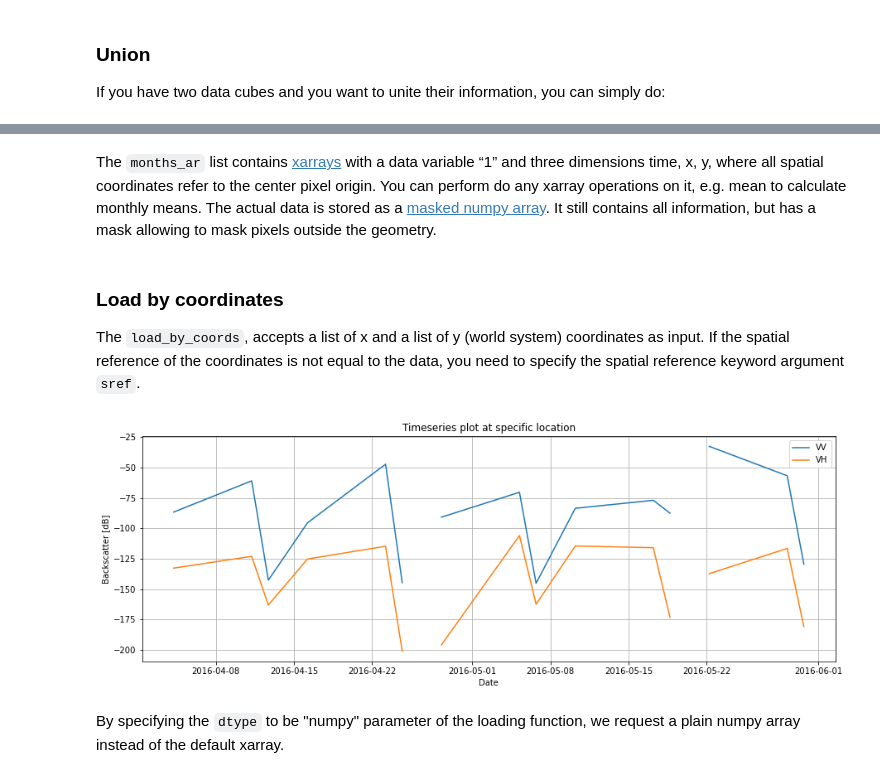
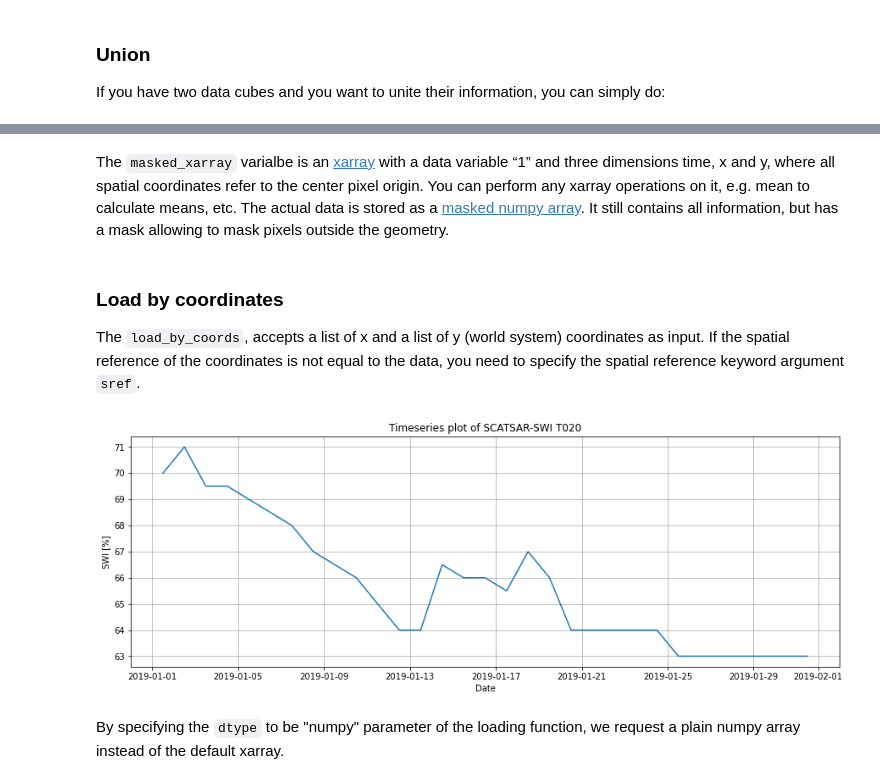
Before and after one commit to TUW-GEO/yeoda, a Jupyter notebook: docs/notebooks/feature_examples.ipynb, the cells around one changed output, grey strips where cells are left out. Drawn from its saved outputs; the diff is of its cells as text; code cells hidden in the pictures.

```diff
--- a/docs/notebooks/feature_examples.ipynb
+++ b/docs/notebooks/feature_examples.ipynb
@@ -37,5 +32,5 @@ You can use [pytiletproj/Equi7Grid](https://github.com/TUW-GEO/Equi7Grid) to def
 # %%
 from equi7grid.equi7grid import Equi7Grid
 
-subgrid = Equi7Grid(10).EU
+subgrid = Equi7Grid(500).EU
 # %% [markdown]
@@ -74,0 +60,13 @@ data_cube.inventory.head()
+# %%
+from geopathfinder.naming_conventions.sgrt_naming import SgrtFilename
+from yeoda.products.scatsar_swi import SCATSARSWIDataCube
+
+root_path = "/data/SCATSAR_SWI"
+folder_hierarchy = ["subgrid_name", "tile_name", "var_name"]
+# this time we want NetCDF files
+tree = build_smarttree(root_path, folder_hierarchy, register_file_pattern="^[^Q].*.nc")
+
+dimensions = ["time", "var_name", "tile_name"]
+swi_cube = SCATSARSWIDataCube(filepaths=tree.file_register, dimensions=dimensions, filename_class=SgrtFilename,
+                              grid=subgrid)
+swi_cube.inventory.head()
@@ -336,5 +301,5 @@ for mm, ax, title in zip(monthly_means, axs, ["April", "May"]):
 # %% [markdown]
-The `months_ar` list contains [xarrays](https://docs.xarray.dev/en/stable/) with a data variable “1” and three dimensions time, x, y, where all spatial coordinates refer to the center pixel origin. You can perform do any xarray operations on it, e.g. mean to calculate monthly means. The actual data is stored as a [masked numpy array](https://numpy.org/doc/stable/reference/maskedarray.generic.html). It still contains all information, but has a mask allowing to mask pixels outside the geometry.
+The `masked_xarray` varialbe is an [xarray](https://docs.xarray.dev/en/stable/) with a data variable “1” and three dimensions time, x and y, where all spatial coordinates refer to the center pixel origin. You can perform any xarray operations on it, e.g. mean to calculate means, etc. The actual data is stored as a [masked numpy array](https://numpy.org/doc/stable/reference/maskedarray.generic.html). It still contains all information, but has a mask allowing to mask pixels outside the geometry.
 # %% [markdown]
 ### Load by coordinates
 
@@ -342,33 +307,25 @@ The `load_by_coords`, accepts a list of x and a list of y (world system) coordin
 # %%
 import ogr
 
 # defining a point to sample a time series from
 point = ogr.Geometry(ogr.wkbPoint)
-point.AddPoint(13.4884, 47.2904)
+point.AddPoint(16.819156,49.032356)
 point.AssignSpatialReference(sref)
 
-# filtering data cube
-data_around_point = data_cube.filter_spatially_by_geom(point)
-
-# split data cube into two polarisations
-dc_vv, dc_vh = data_around_point.split_by_dimension(['VV', 'VH'], name='pol')
 
 # load data by coordinates
-data_vv = dc_vv.load_by_coords(point.GetX(), point.GetY(), sref=sref, dtype="numpy")
-data_vh = dc_vh.load_by_coords(point.GetX(), point.GetY(), sref=sref, dtype="numpy")
+data_swi = swi_cube.load_by_coords(point.GetX(), point.GetY(), band='SWI_T020', sref=sref, dtype='numpy')
 
 # prepare a nice plot
 plt.figure(figsize=(15, 5))
-plt.title('Timeseries plot at specific location')
-plt.plot(dc_vv['time'], data_vv.flatten(), label="VV")
-plt.plot(dc_vh['time'], data_vh.flatten(), label="VH")
+plt.title('Timeseries plot of SCATSAR-SWI T020')
+plt.plot(swi_cube['time'], data_swi.flatten())
 plt.xlabel('Date')
-plt.ylabel('Backscatter [dB]')
-plt.legend()
+plt.ylabel('SWI [%]')
 plt.grid()
 plt.show()
 # %% [output]
-[figure, old version]
+[figure, new version]
 # %% [markdown]
 By specifying the `dtype` to be "numpy" parameter of the loading function, we request a plain numpy array instead of the default xarray.
 # %% [markdown]
```
Also changed, not shown: parts of 35 cells of this notebook.
